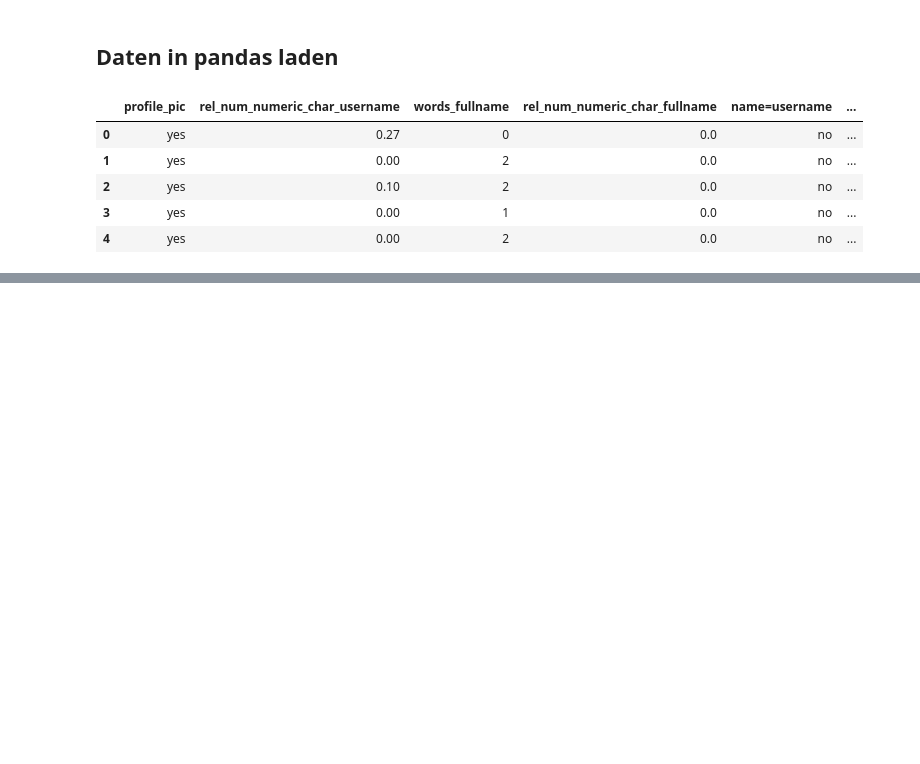
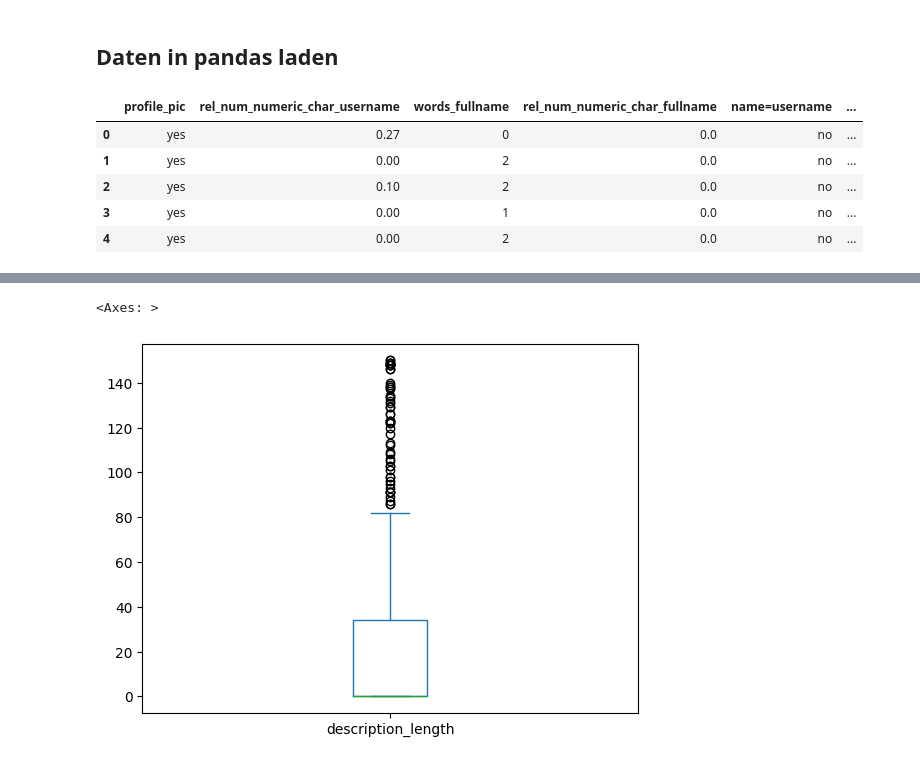
Before and after one commit to mckoh/data-science-s25, a Jupyter notebook: code/ct/lektion_01.ipynb, the cells around one changed output, grey strips where cells are left out. Cells and saved outputs as stored; diff of their text form; code cells hidden in the pictures; blank space fills up the shorter version.

```diff
--- a/code/ct/lektion_01.ipynb
+++ b/code/ct/lektion_01.ipynb
@@ -31,0 +136,5 @@ data.head(5)
+# %%
+data["description_length"].plot(kind="box")
+# %% [output]
+<Axes: >
+[figure, added]
```
Also changed, not shown: parts of 16 cells of this notebook.
